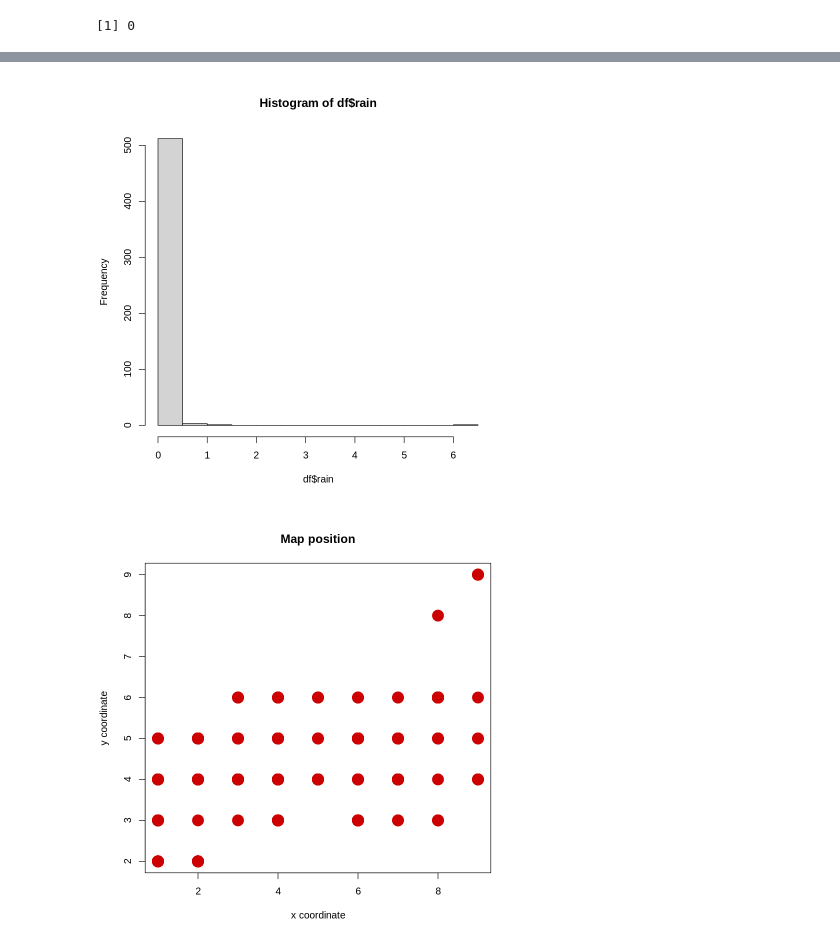
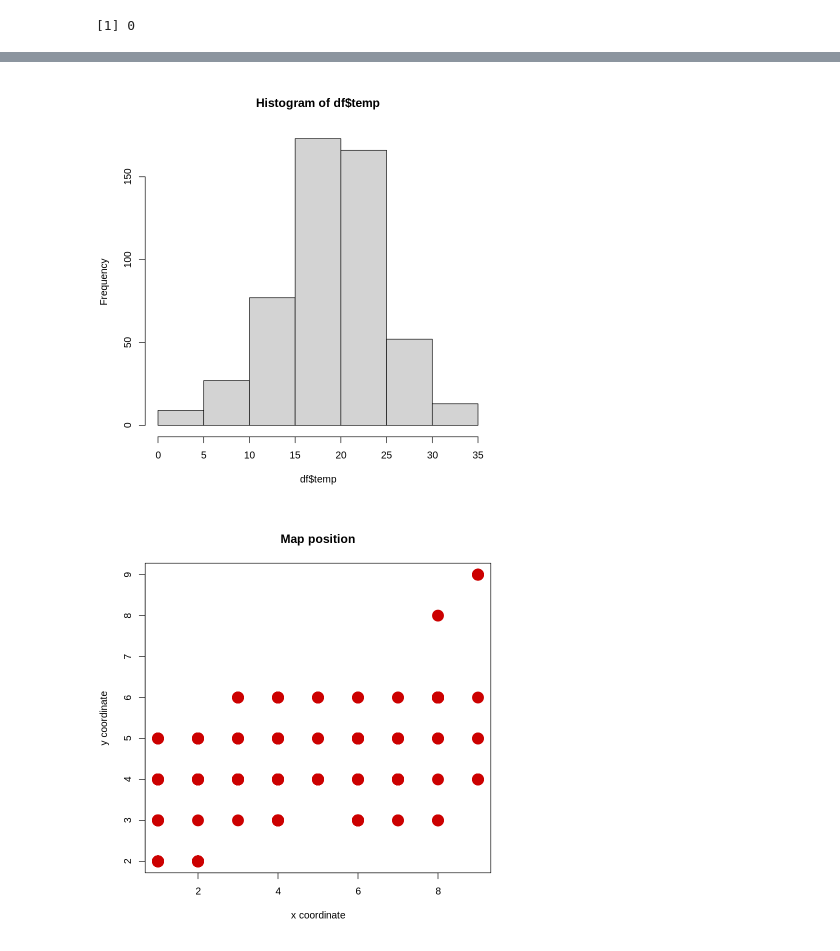
Before and after one commit to luizsdias/ai-dv-dp-ica, a Jupyter notebook: LuizDias_AI_DV_DP_ICA_inR.ipynb, the cells around one changed output, grey strips where cells are left out. Cells and saved outputs as stored; diff of their text form; code cells hidden in the pictures.

```diff
--- a/LuizDias_AI_DV_DP_ICA_inR.ipynb
+++ b/LuizDias_AI_DV_DP_ICA_inR.ipynb
@@ -40,0 +52,4 @@ sum(is.na(df))
+# %%
+df$month = str_to_title(df$month)
+# %%
+df$month <- match(df$month, month.abb)
@@ -41,7 +79,7 @@ sum(is.na(df))
 # %%
-hist(df$rain)
+hist(df$temp)
 # %% [output]
-[figure, old version]
+[figure, new version]
 # %%
 plot(df$X, df$Y,
   pch = 19,
```
Also changed, not shown: parts of 5 cells of this notebook.
